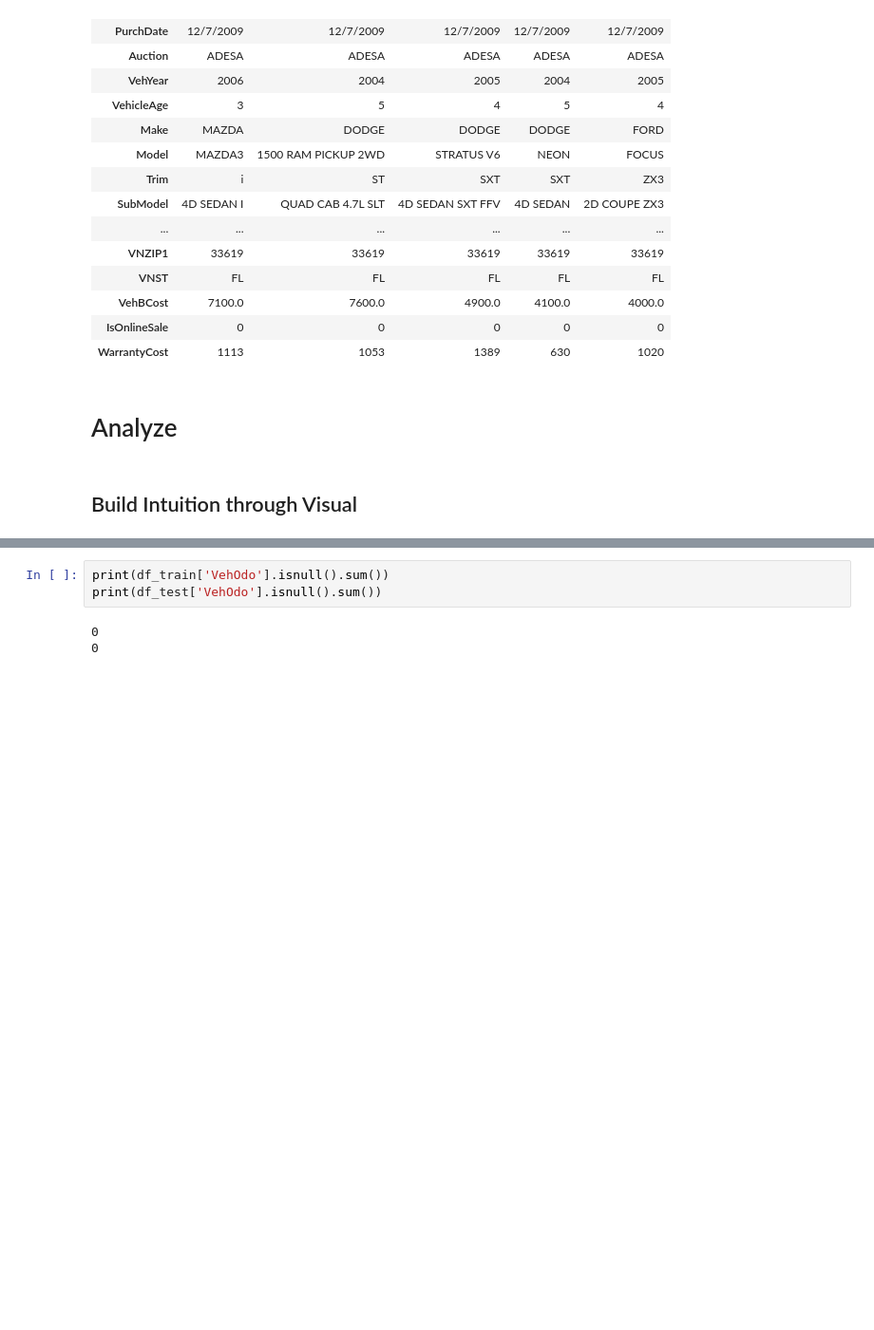
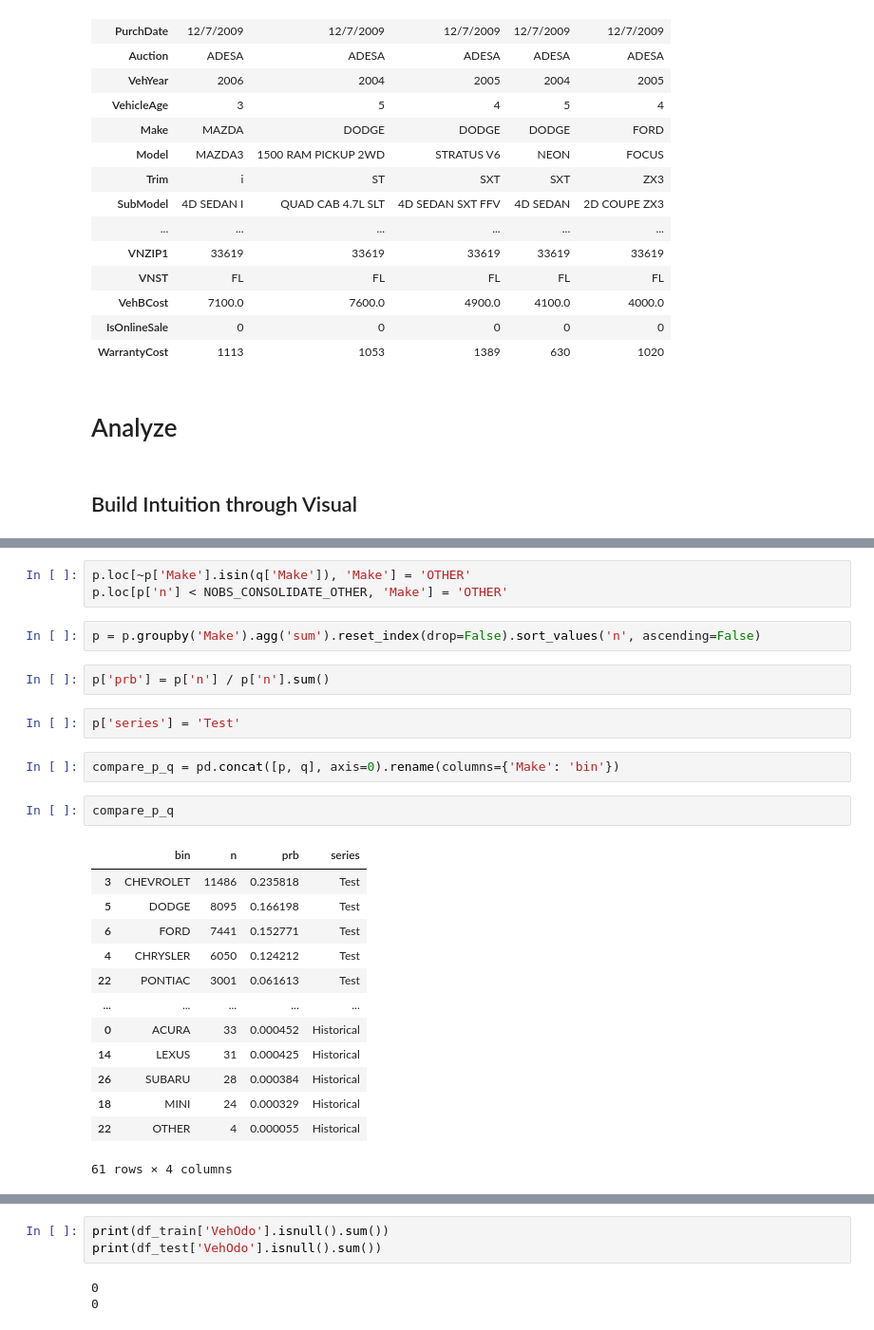
Before and after one commit to abrahamalex13/bayesian-case-studies, a Jupyter notebook: information_theory/kl_divergence.ipynb, the cells around one changed output, grey strips where cells are left out. Shown at 95% size. Drawn from its saved outputs; the diff is of its cells as text; blank space fills up the shorter version.

```diff
--- a/information_theory/kl_divergence.ipynb
+++ b/information_theory/kl_divergence.ipynb
@@ -66,0 +103,27 @@ df_train.head().transpose()
+# %%
+p.loc[~p['Make'].isin(q['Make']), 'Make'] = 'OTHER'
+p.loc[p['n'] < NOBS_CONSOLIDATE_OTHER, 'Make'] = 'OTHER'
+# %%
+p = p.groupby('Make').agg('sum').reset_index(drop=False).sort_values('n', ascending=False)
+# %%
+p['prb'] = p['n'] / p['n'].sum()
+# %%
+p['series'] = 'Test'
+# %%
+compare_p_q = pd.concat([p, q], axis=0).rename(columns={'Make': 'bin'})
+# %%
+compare_p_q
+# %% [output]
+|  | bin | n | prb | series |
+| 3 | CHEVROLET | 11486 | 0.235818 | Test |
+| 5 | DODGE | 8095 | 0.166198 | Test |
+| 6 | FORD | 7441 | 0.152771 | Test |
+| 4 | CHRYSLER | 6050 | 0.124212 | Test |
+| 22 | PONTIAC | 3001 | 0.061613 | Test |
+| ... | ... | ... | ... | ... |
+| 0 | ACURA | 33 | 0.000452 | Historical |
+| 14 | LEXUS | 31 | 0.000425 | Historical |
+| 26 | SUBARU | 28 | 0.000384 | Historical |
+| 18 | MINI | 24 | 0.000329 | Historical |
+| 22 | OTHER | 4 | 0.000055 | Historical |
+61 rows × 4 columns
```
Also changed, not shown: parts of 13 cells of this notebook.
